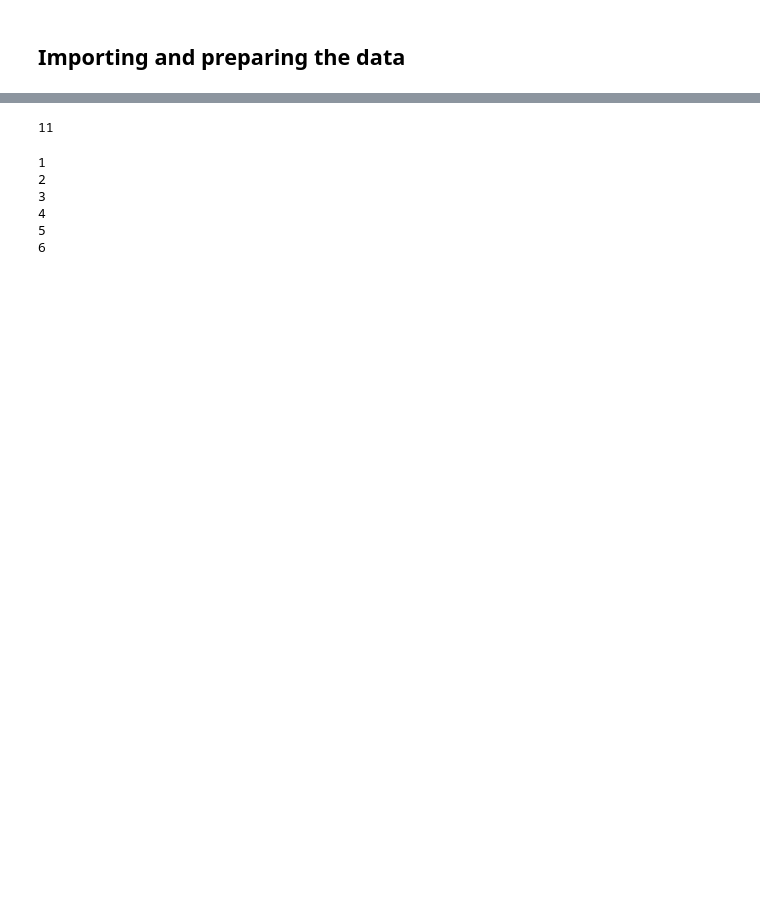
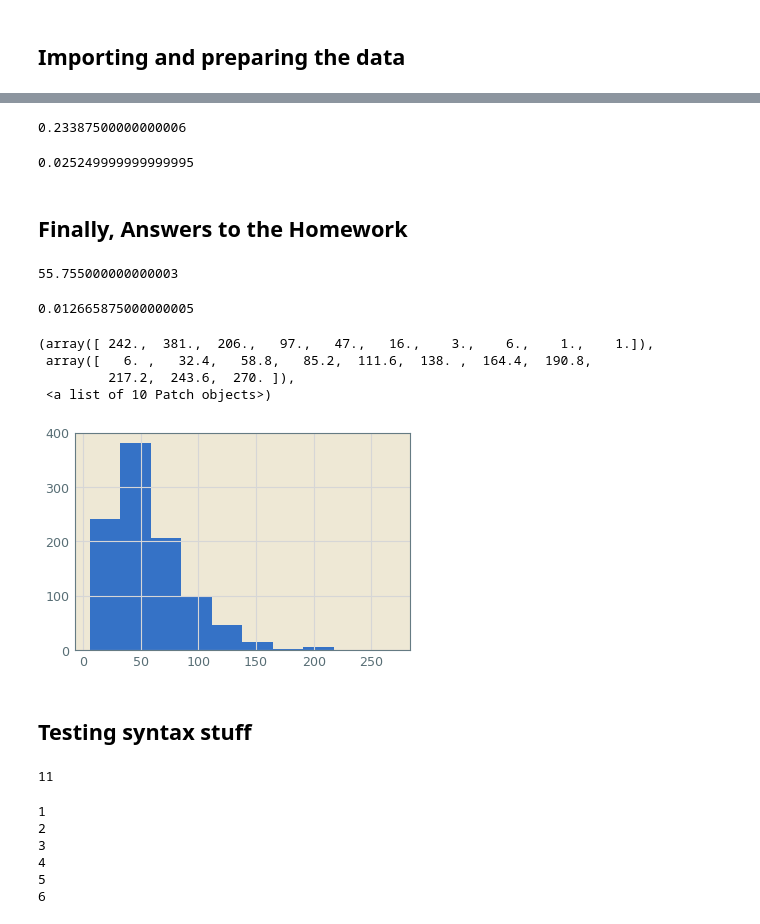
Before and after one commit to bbli/CS156-Code, a Jupyter notebook: PLA/PerceptonAlgorithm.ipynb, the cells around one changed output, grey strips where cells are left out. Cells and saved outputs as stored; diff of their text form; code cells hidden in the pictures; blank space fills up the shorter version.

```diff
--- a/PLA/PerceptonAlgorithm.ipynb
+++ b/PLA/PerceptonAlgorithm.ipynb
@@ -24,0 +105,8 @@ import Percepton as P
+# %%
+P.Probability(test_vec)
+P.Probability(final_weight_vector)
+# %% [output]
+0.23387500000000006
+0.025249999999999995
+# %% [markdown]
+## Finally, Answers to the Homework
@@ -25,3 +119,29 @@ import Percepton as P
+# %%
+average_counter_list=np.zeros(1000)
+average_probability=0
+for i in range(1000):
+    weight_vector, counter = P.PLA([0,0,0],datapoints)
+    average_counter_list[i]=counter
+    average_probability=average_probability+ P.Probability(weight_vector)
+average_counter = np.sum(average_counter_list)/1000
+average_probability = average_probability/1000
+# %%
+average_counter
+average_probability
+# %% [output]
+55.755000000000003
+0.012665875000000005
+# %%
+plt.hist(average_counter_list)
+plt.show()
+# %% [output]
+(array([ 242.,  381.,  206.,   97.,   47.,   16.,    3.,    6.,    1.,    1.]),
+ array([   6. ,   32.4,   58.8,   85.2,  111.6,  138. ,  164.4,  190.8,
+         217.2,  243.6,  270. ]),
+ <a list of 10 Patch objects>)
+[figure, added]
+# %% [markdown]
+## Testing syntax stuff
 # %%
 a=[1,2,3]
 P.innerproduct(a,2,2)
```
Also changed, not shown: parts of 29 cells of this notebook, 2 other files.
